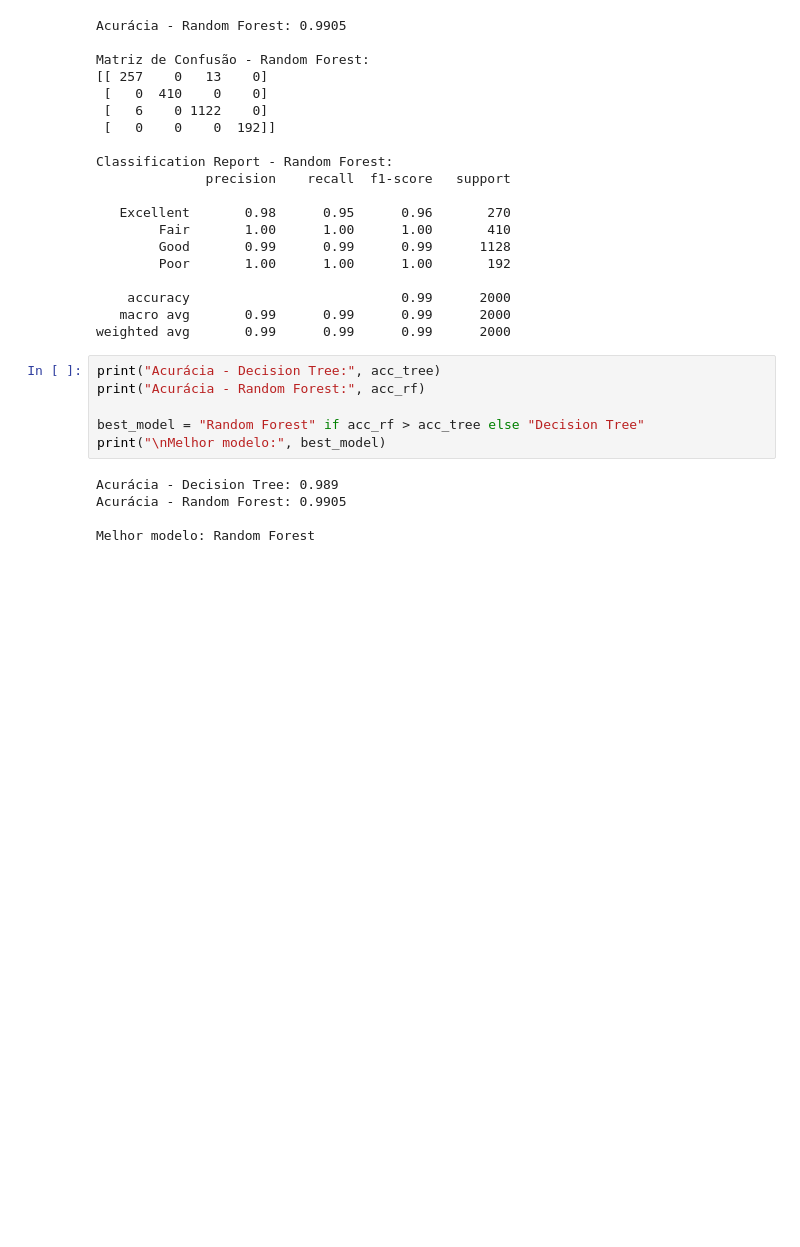
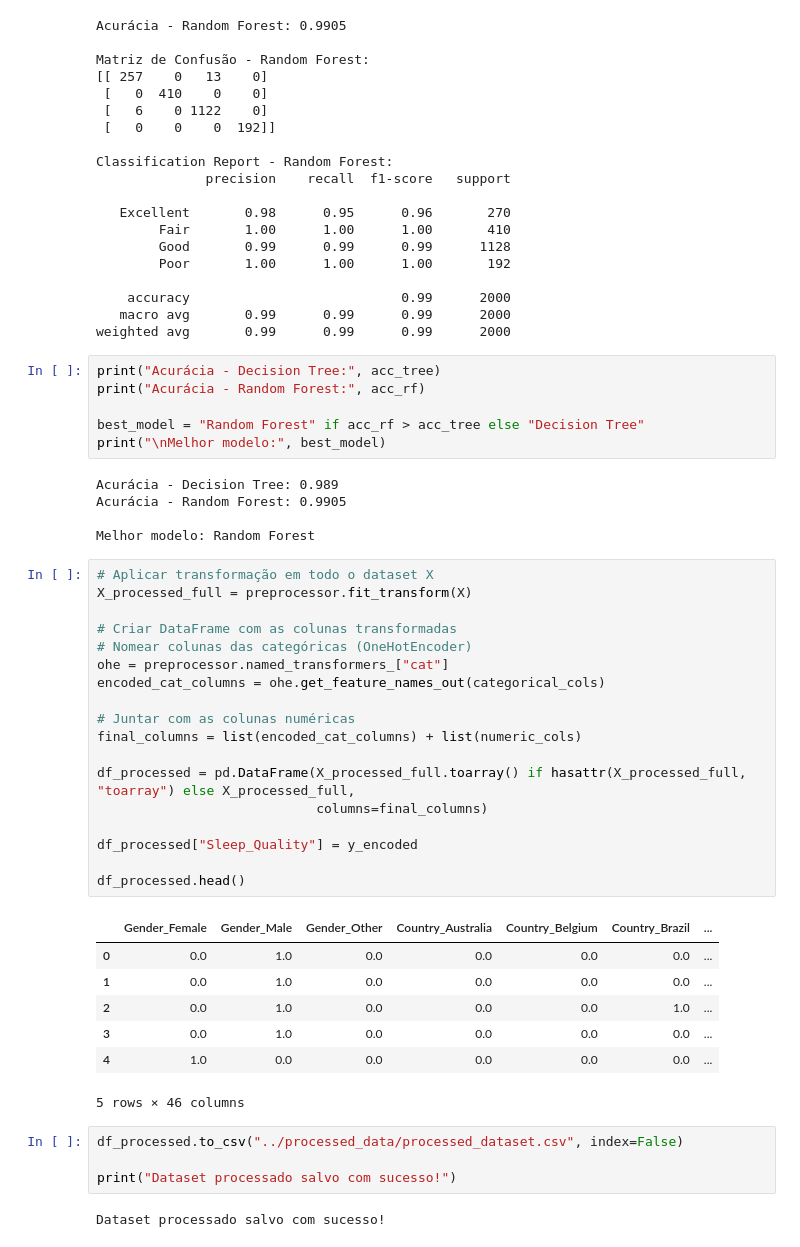
Before and after one commit to felippeximenes/coffee-sleep-analysis, a Jupyter notebook: notebook/eda.ipynb, the cells around one changed output. Drawn from its saved outputs; the diff is of its cells as text; blank space fills up the shorter version.

Commit message:
feat: saved processed dataset and best model

```diff
--- a/notebook/eda.ipynb
+++ b/notebook/eda.ipynb
@@ -523,3 +523,35 @@ Acurácia - Decision Tree: 0.989
 Acurácia - Random Forest: 0.9905
 
 Melhor modelo: Random Forest
+# %%
+# Aplicar transformação em todo o dataset X
+X_processed_full = preprocessor.fit_transform(X)
+
+# Criar DataFrame com as colunas transformadas
+# Nomear colunas das categóricas (OneHotEncoder)
+ohe = preprocessor.named_transformers_["cat"]
+encoded_cat_columns = ohe.get_feature_names_out(categorical_cols)
+
+# Juntar com as colunas numéricas
+final_columns = list(encoded_cat_columns) + list(numeric_cols)
+
+df_processed = pd.DataFrame(X_processed_full.toarray() if hasattr(X_processed_full, "toarray") else X_processed_full,
+                            columns=final_columns)
+
+df_processed["Sleep_Quality"] = y_encoded
+
+df_processed.head()
+# %% [output]
+|  | Gender_Female | Gender_Male | Gender_Other | Country_Australia | Country_Belgium | Country_Brazil | ... |
+| 0 | 0.0 | 1.0 | 0.0 | 0.0 | 0.0 | 0.0 | ... |
+| 1 | 0.0 | 1.0 | 0.0 | 0.0 | 0.0 | 0.0 | ... |
+| 2 | 0.0 | 1.0 | 0.0 | 0.0 | 0.0 | 1.0 | ... |
+| 3 | 0.0 | 1.0 | 0.0 | 0.0 | 0.0 | 0.0 | ... |
+| 4 | 1.0 | 0.0 | 0.0 | 0.0 | 0.0 | 0.0 | ... |
+5 rows × 46 columns
+# %%
+df_processed.to_csv("../processed_data/processed_dataset.csv", index=False)
+
+print("Dataset processado salvo com sucesso!")
+# %% [output]
+Dataset processado salvo com sucesso!
```
Also changed, not shown: parts of 1 cell of this notebook, 1 other file.
